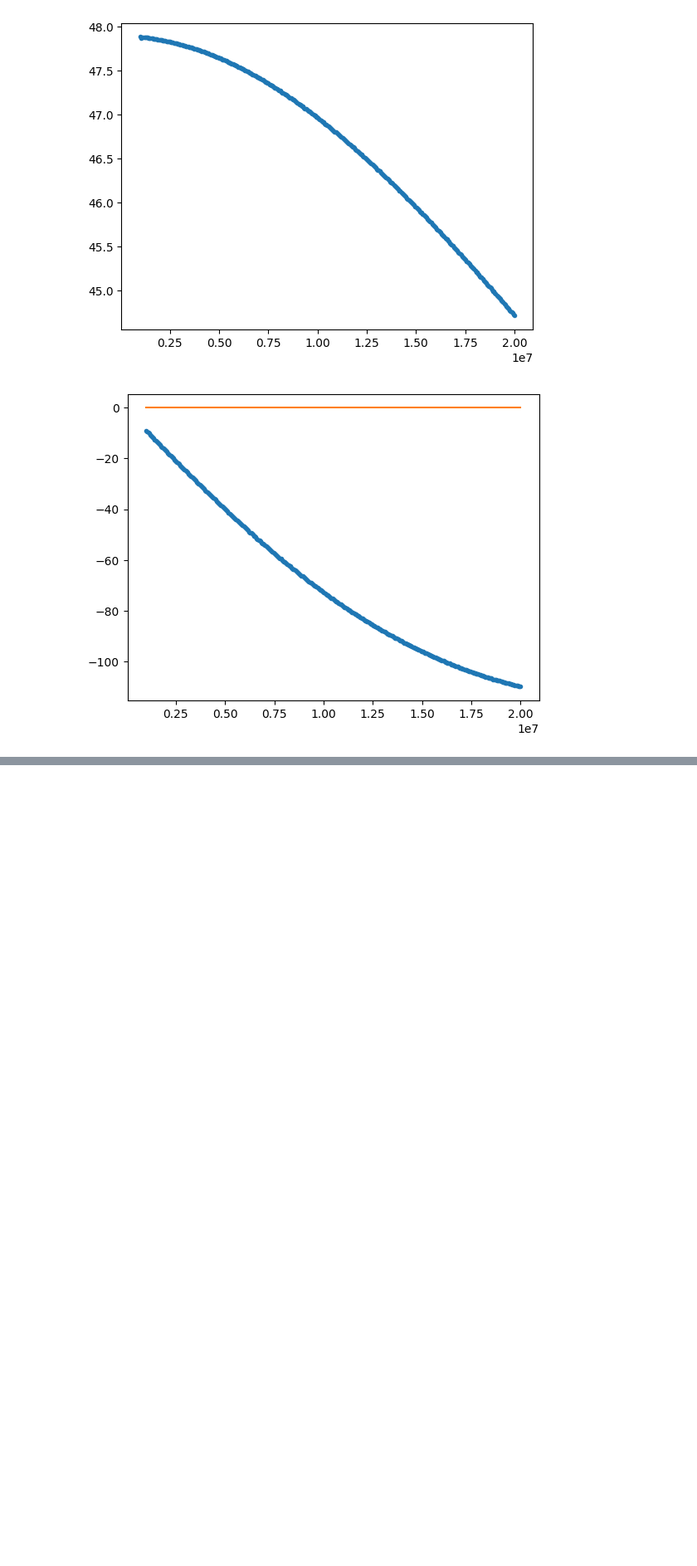
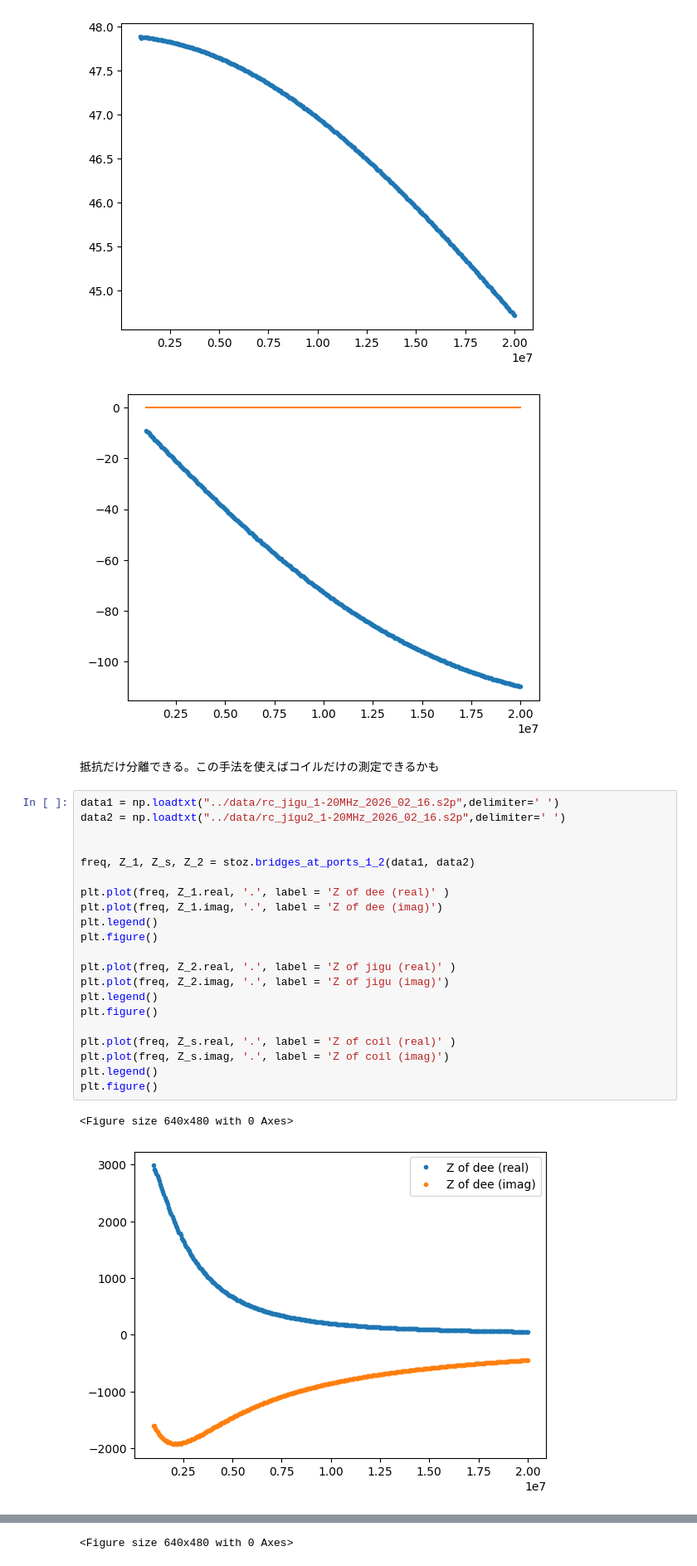
Before and after one commit to tyaxm/cyclotron, a Jupyter notebook: src/jigu_properties.ipynb, the cells around one changed output, grey strips where cells are left out. Shown at 83% size. Drawn from its saved outputs; the diff is of its cells as text; blank space fills up the shorter version.

```diff
--- a/src/jigu_properties.ipynb
+++ b/src/jigu_properties.ipynb
@@ -126,3 +126,29 @@ print(popt)
 [figure]
 [figure]
 [figure]
+# %% [markdown]
+抵抗だけ分離できる。この手法を使えばコイルだけの測定できるかも
+# %%
+data1 = np.loadtxt("../data/rc_jigu_1-20MHz_2026_02_16.s2p",delimiter=' ')
+data2 = np.loadtxt("../data/rc_jigu2_1-20MHz_2026_02_16.s2p",delimiter=' ')
+
+
+freq, Z_1, Z_s, Z_2 = stoz.bridges_at_ports_1_2(data1, data2)
+
+plt.plot(freq, Z_1.real, '.', label = 'Z of dee (real)' )
+plt.plot(freq, Z_1.imag, '.', label = 'Z of dee (imag)')
+plt.legend()
+plt.figure()
+
+plt.plot(freq, Z_2.real, '.', label = 'Z of jigu (real)' )
+plt.plot(freq, Z_2.imag, '.', label = 'Z of jigu (imag)')
+plt.legend()
+plt.figure()
+
+plt.plot(freq, Z_s.real, '.', label = 'Z of coil (real)' )
+plt.plot(freq, Z_s.imag, '.', label = 'Z of coil (imag)')
+plt.legend()
+plt.figure()
+# %% [output]
+<Figure size 640x480 with 0 Axes>
+[figure, added]
@@ -128,0 +157 @@ print(popt)
+<Figure size 640x480 with 0 Axes>
```
Also changed, not shown: parts of 1 cell of this notebook, 1 other file.
